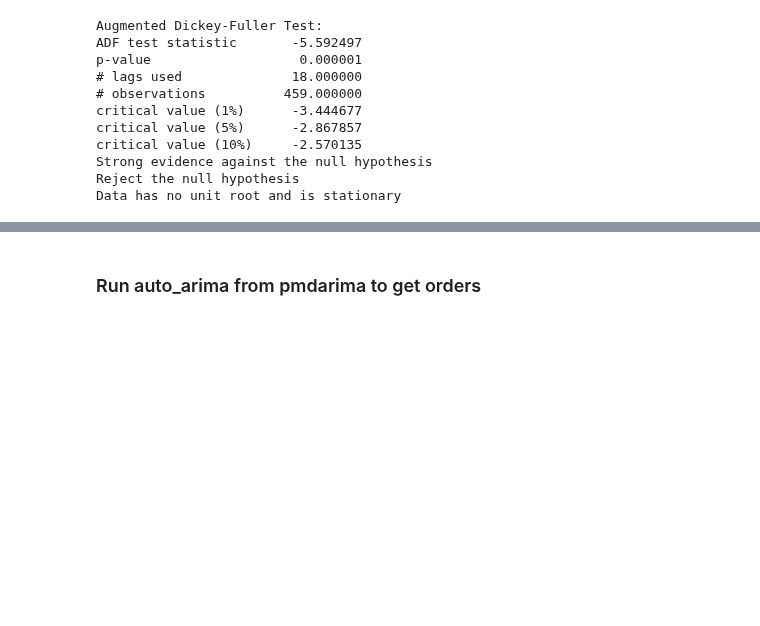
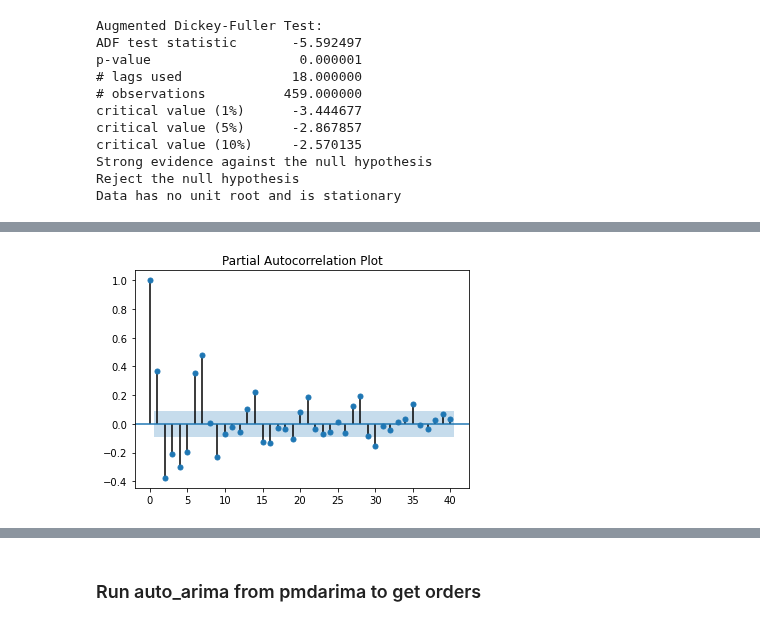
Before and after one commit to rahulkhandelwal396/Restaurant-Visitor-Forecasting, a Jupyter notebook: Restaurant Visitor Forecasting.ipynb, the cells around one changed output, grey strips where cells are left out. Cells and saved outputs as stored; diff of their text form; code cells hidden in the pictures; blank space fills up the shorter version.

```diff
--- a/Restaurant Visitor Forecasting.ipynb
+++ b/Restaurant Visitor Forecasting.ipynb
@@ -156,0 +165,6 @@ Data has no unit root and is stationary
+# %%
+title = 'Partial Autocorrelation Plot'
+lags = 40
+plot_pacf(df1['total'],title=title,lags=lags);
+# %% [output]
+[figure, added]
```
Also changed, not shown: parts of 3 cells of this notebook.
